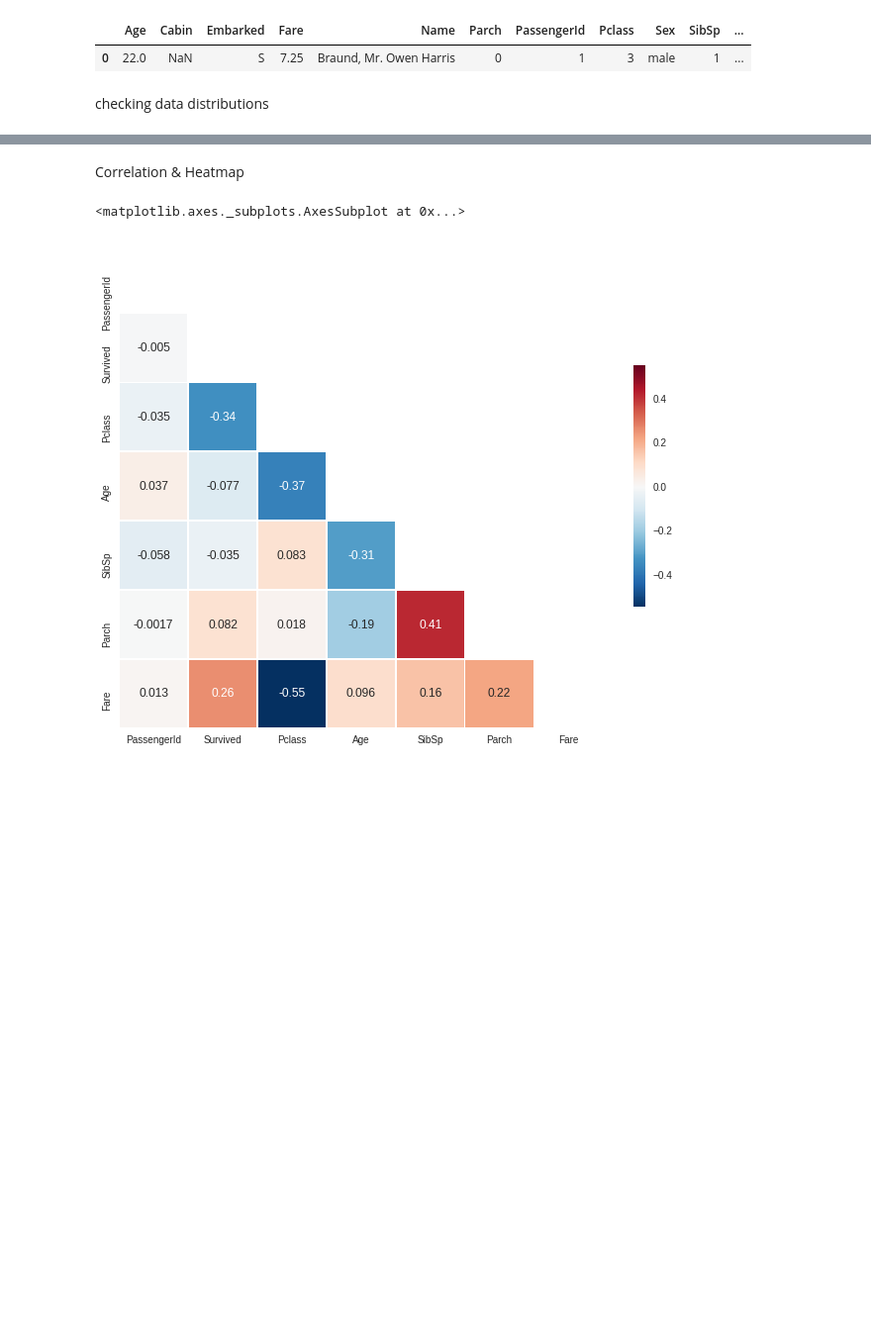
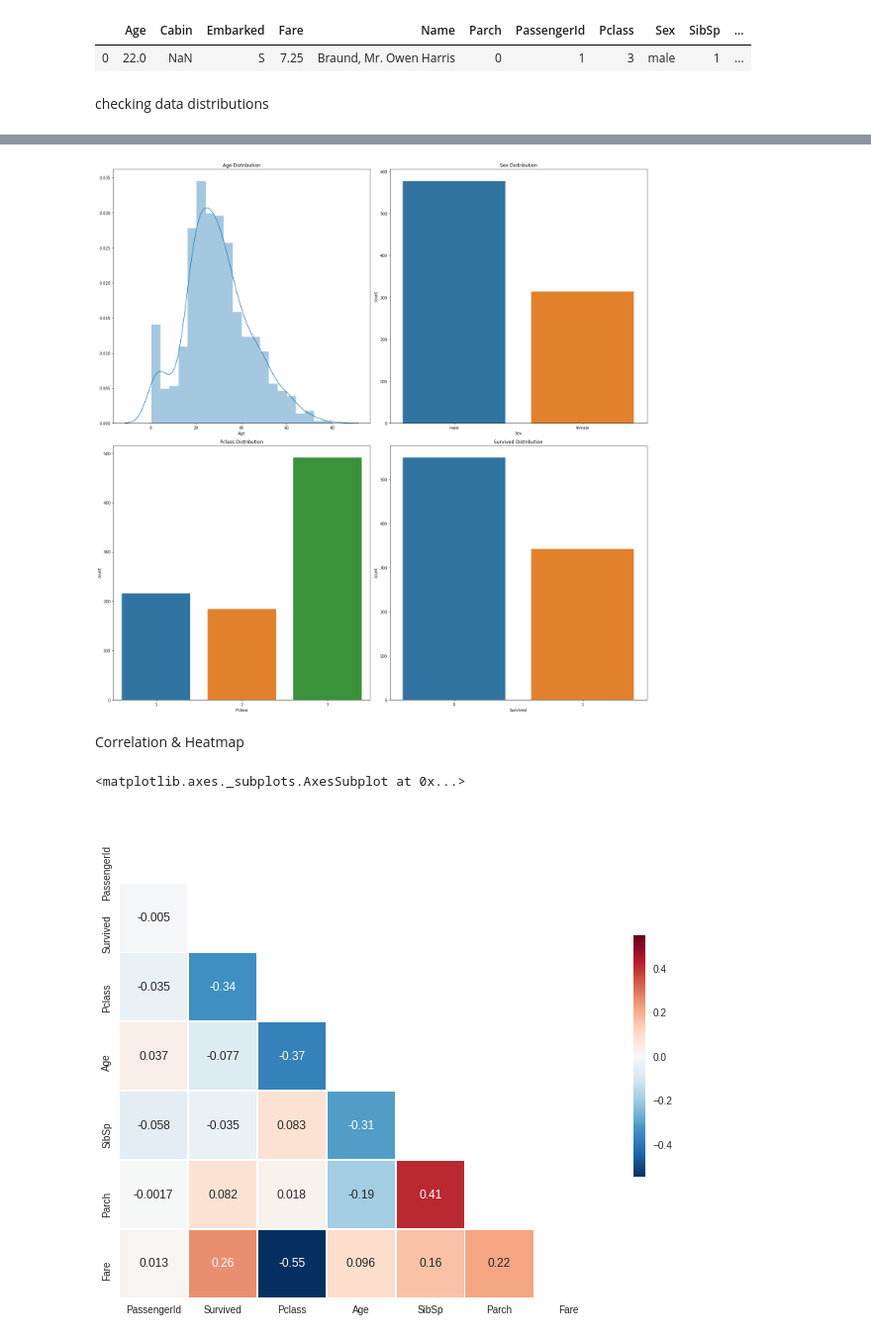
Before and after one commit to tanyani/ds-cheatsheets, a Jupyter notebook: EDA.ipynb, the cells around one changed output, grey strips where cells are left out. Shown: that part at 99% size. Cells and saved outputs as stored; diff of their text form; code cells hidden in the pictures; blank space fills up the shorter version.

```diff
--- a/EDA.ipynb
+++ b/EDA.ipynb
@@ -58,3 +65,18 @@ sns.countplot(x='Sex', data=df_train, ax = axes[1,1])
+# %%
+def plotDist(df, features, rows, cols):
+    fig = plt.figure(figsize=(20,20))
+    for i, feature in enumerate(features):
+        ax = fig.add_subplot(rows, cols, i+1)
+        if df[feature].nunique() < 5:
+            sns.countplot(df[feature], ax=ax)
+        else:
+            sns.distplot(df[feature].dropna(), ax=ax)
+        ax.set_title(feature+' Distribution')
+    fig.tight_layout()
+    plt.show()
+plotDist(df, df.columns, 2, 2)
+# %% [output]
+[figure, added]
 # %% [markdown]
 Correlation & Heatmap
 # %%
```
Also changed, not shown: parts of 4 cells of this notebook.
